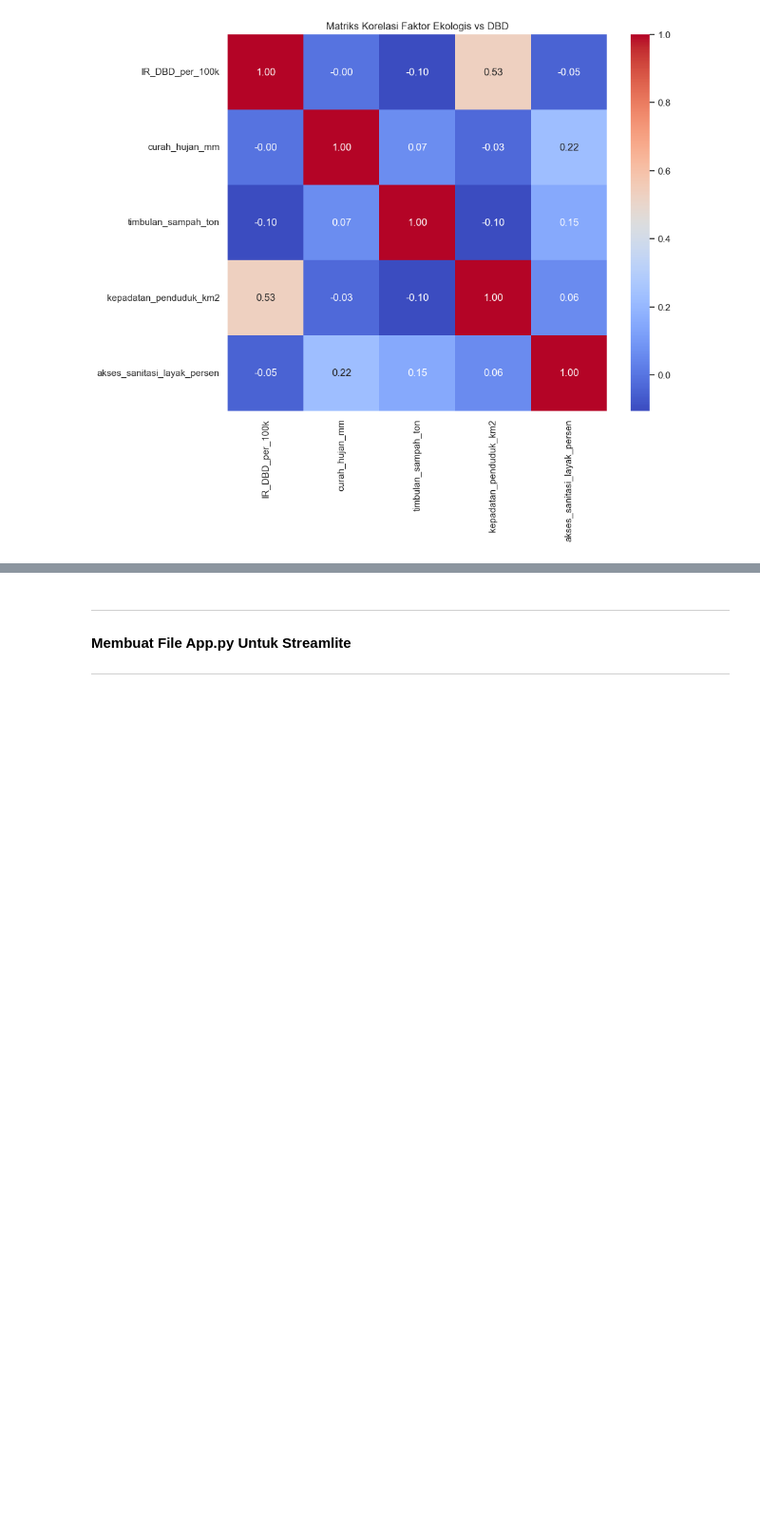
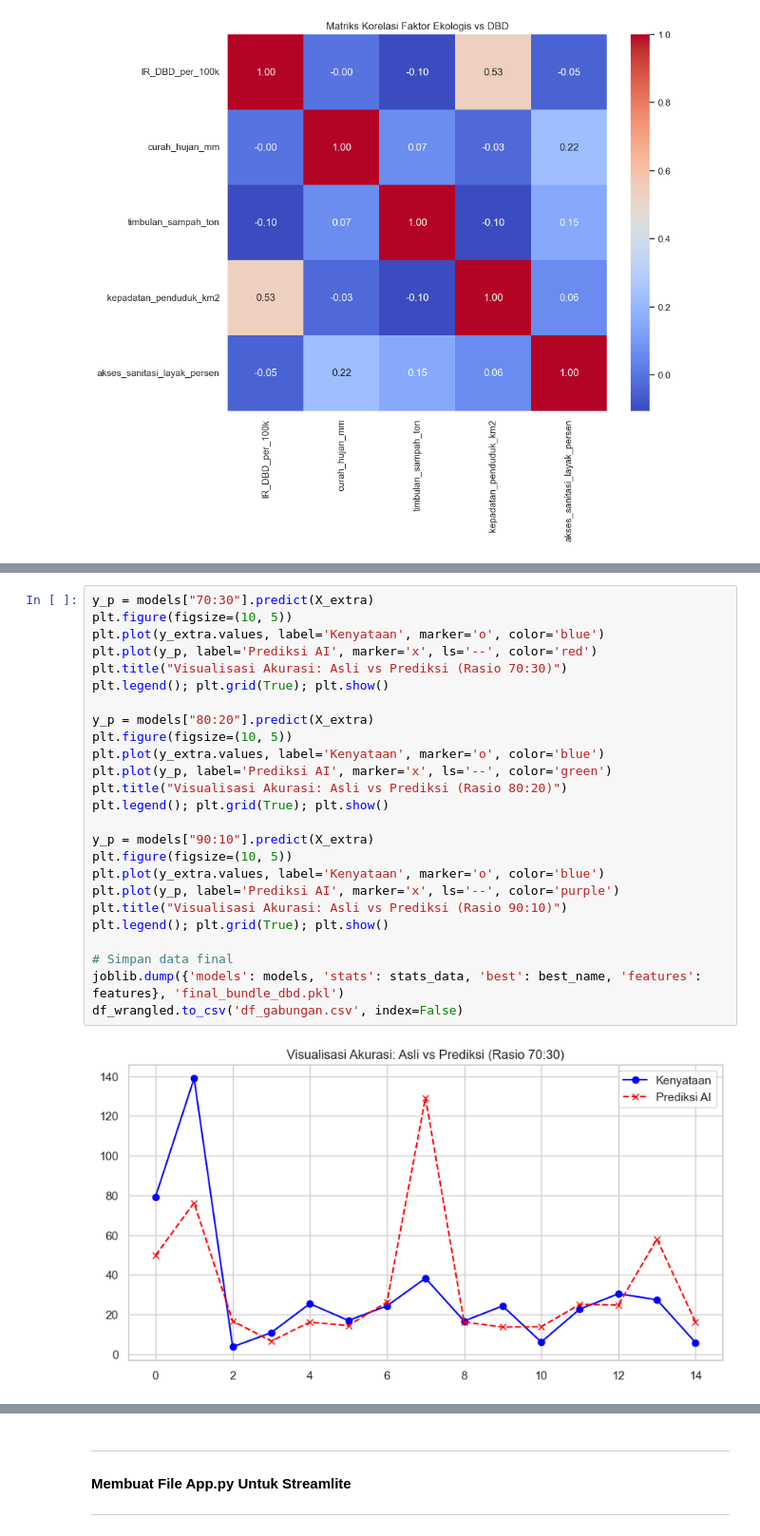
Before and after one commit to Syahrrulll/analisis_dbd, a Jupyter notebook: DBD.ipynb, the cells around one changed output, grey strips where cells are left out. Shown at 95% size. Cells and saved outputs as stored; diff of their text form; blank space fills up the shorter version.

```diff
--- a/DBD.ipynb
+++ b/DBD.ipynb
@@ -402,0 +265,27 @@ MAE (Rerata Error): 20.7670
+# %%
+y_p = models["70:30"].predict(X_extra)
+plt.figure(figsize=(10, 5))
+plt.plot(y_extra.values, label='Kenyataan', marker='o', color='blue')
+plt.plot(y_p, label='Prediksi AI', marker='x', ls='--', color='red')
+plt.title("Visualisasi Akurasi: Asli vs Prediksi (Rasio 70:30)")
+plt.legend(); plt.grid(True); plt.show()
+
+y_p = models["80:20"].predict(X_extra)
+plt.figure(figsize=(10, 5))
+plt.plot(y_extra.values, label='Kenyataan', marker='o', color='blue')
+plt.plot(y_p, label='Prediksi AI', marker='x', ls='--', color='green')
+plt.title("Visualisasi Akurasi: Asli vs Prediksi (Rasio 80:20)")
+plt.legend(); plt.grid(True); plt.show()
+
+y_p = models["90:10"].predict(X_extra)
+plt.figure(figsize=(10, 5))
+plt.plot(y_extra.values, label='Kenyataan', marker='o', color='blue')
+plt.plot(y_p, label='Prediksi AI', marker='x', ls='--', color='purple')
+plt.title("Visualisasi Akurasi: Asli vs Prediksi (Rasio 90:10)")
+plt.legend(); plt.grid(True); plt.show()
+
+# Simpan data final
+joblib.dump({'models': models, 'stats': stats_data, 'best': best_name, 'features': features}, 'final_bundle_dbd.pkl')
+df_wrangled.to_csv('df_gabungan.csv', index=False)
+# %% [output]
+[figure, added]
```
Also changed, not shown: parts of 22 cells of this notebook, 1 other file.
